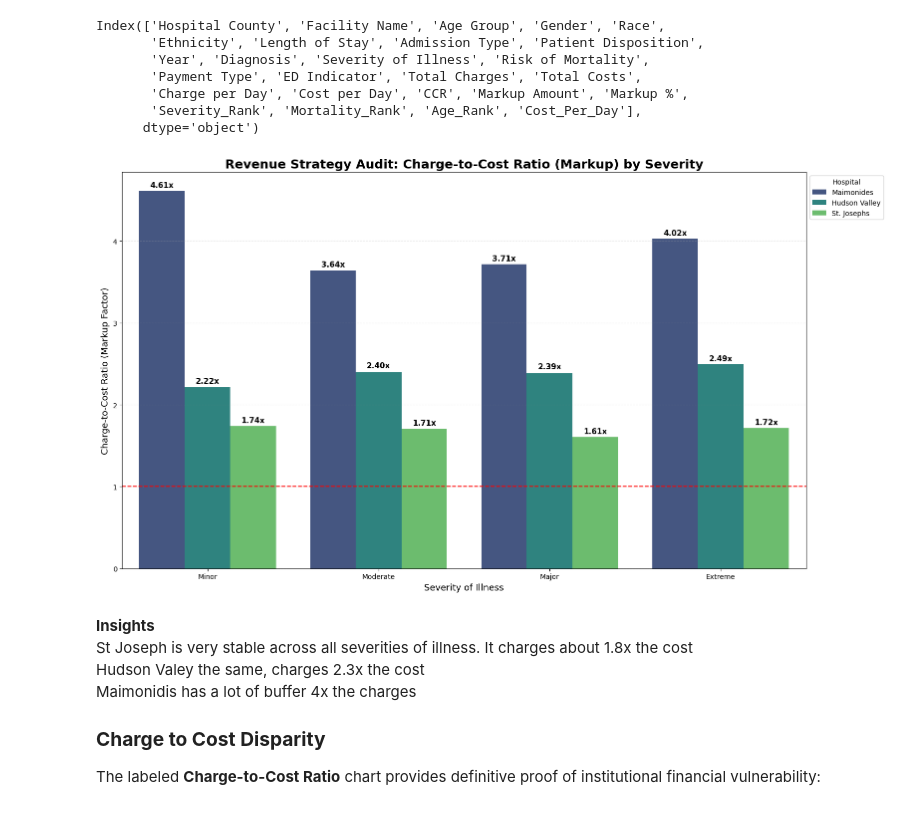
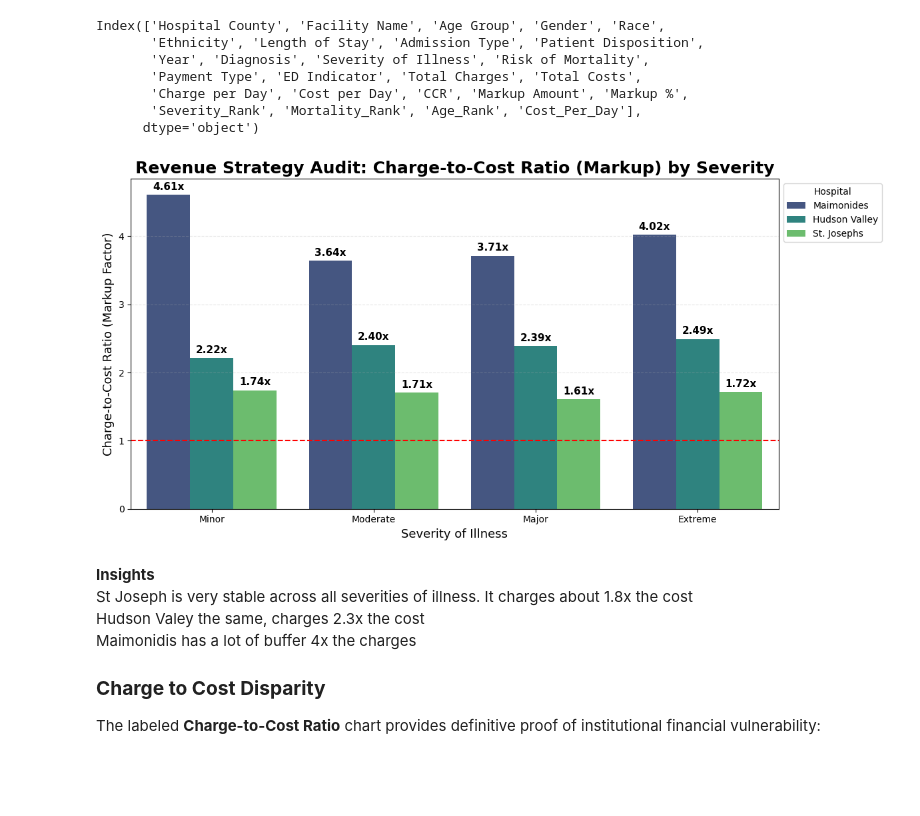
Before and after one commit to kpsalida/HospitalDischarges_Visualization, a Jupyter notebook: viz_eda.ipynb, the cells around one changed output. Drawn from its saved outputs; the diff is of its cells as text; code cells hidden in the pictures; blank space fills up the shorter version.

```diff
--- a/viz_eda.ipynb
+++ b/viz_eda.ipynb
@@ -1319,6 +1517,12 @@ Index(['Hospital County', 'Facility Name', 'Age Group', 'Gender', 'Race',
       dtype='object')
 # %%
 import matplotlib.pyplot as plt
+
+# Create the payer_efficiency table
+payer_efficiency = df.groupby(['Payment Type', 'Year']).agg(
+    Avg_LOS=('Length of Stay', 'mean'),
+    Avg_Cost_Per_Day=('Cost per Day', 'mean')
+).unstack()
 
 # 1. Prepare the data - ensuring we use the index (Payment Type)
 # This must be in the same cell as the plotting code
@@ -1667,38 +1871,38 @@ df['Charge_to_Cost_Ratio'] = df['Total Charges'] / df['Total Costs']
 severity_order = ['Minor', 'Moderate', 'Major', 'Extreme']
 
 # 3. Create the Visualization
-plt.figure(figsize=(16, 9))
+plt.figure(figsize=(12, 6))
 
 # We capture the axes object as 'ax' so we can add labels to it
 ax = sns.barplot(
     data=df,
     x='Severity of Illness', # Check if your column is named 'Severity of Illness'
     y='Charge_to_Cost_Ratio',
     hue='Facility Name',
     order=severity_order,
     palette='viridis',
     errorbar=None
 )
 
 # 4. Add the numbers on top of the bars
 # This loop iterates through the bars and places the numeric label
 for container in ax.containers:
     ax.bar_label(container, fmt='%.2fx', padding=3, fontsize=11, fontweight='bold')
 
 # 5. Formatting for the Report
 plt.title("Revenue Strategy Audit: Charge-to-Cost Ratio (Markup) by Severity", fontsize=18, fontweight='bold')
 plt.ylabel("Charge-to-Cost Ratio (Markup Factor)", fontsize=13)
 plt.xlabel("Severity of Illness", fontsize=13)
 plt.legend(title="Hospital", loc='upper left', bbox_to_anchor=(1, 1))
 plt.grid(axis='y', linestyle='--', alpha=0.3)
 
 # Add a horizontal line at 1.0 (The "At-Cost" line)
 plt.axhline(1.0, color='red', linestyle='--', label='Breakeven (1.0x)')
 
 plt.tight_layout()
 plt.show()
 # %% [output]
-[figure, old version]
+[figure, new version]
 # %% [markdown]
 **Insights**
 St Joseph is very stable across all severities of illness. It charges about 1.8x the cost
```
Also changed, not shown: parts of 17 cells of this notebook.
